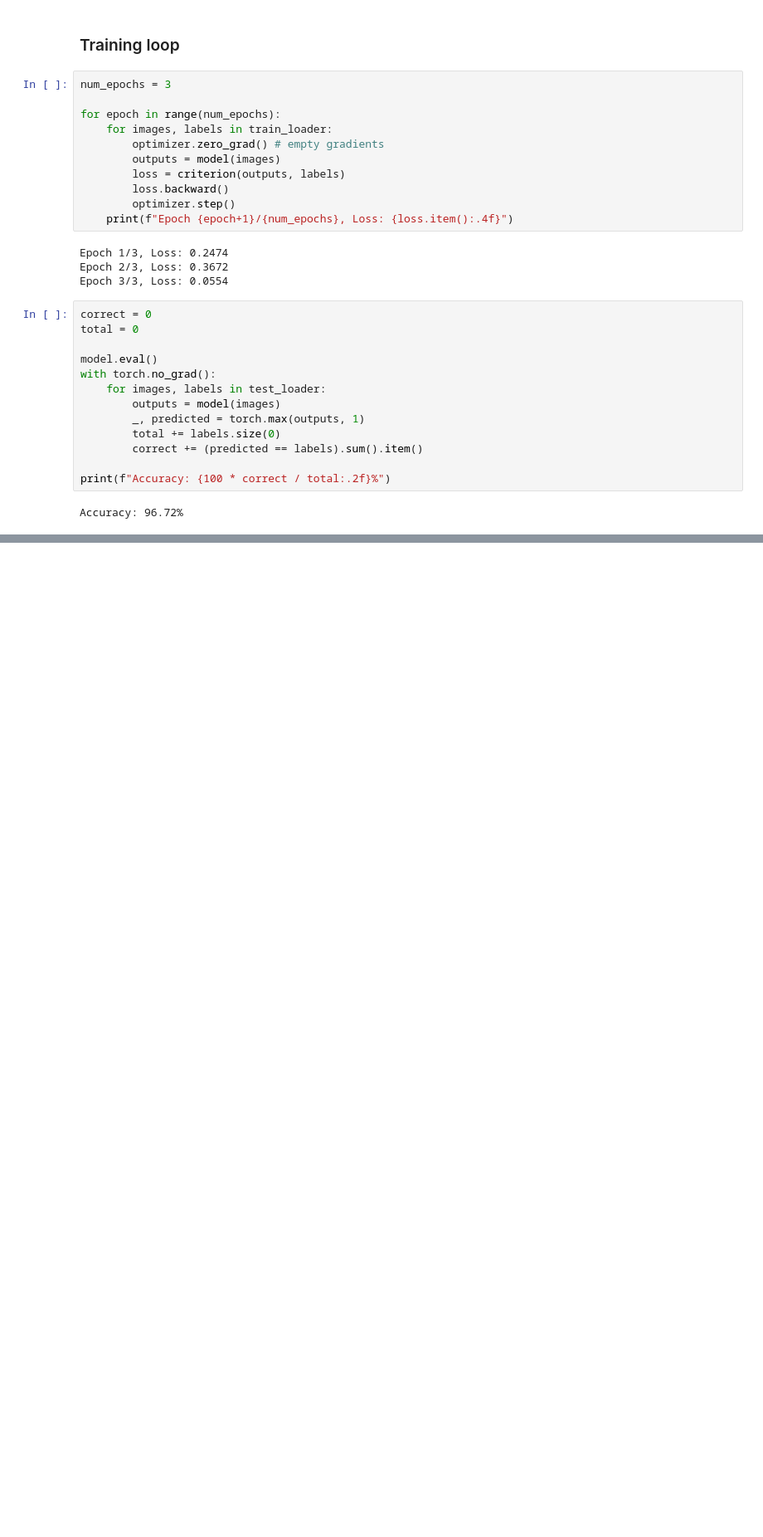
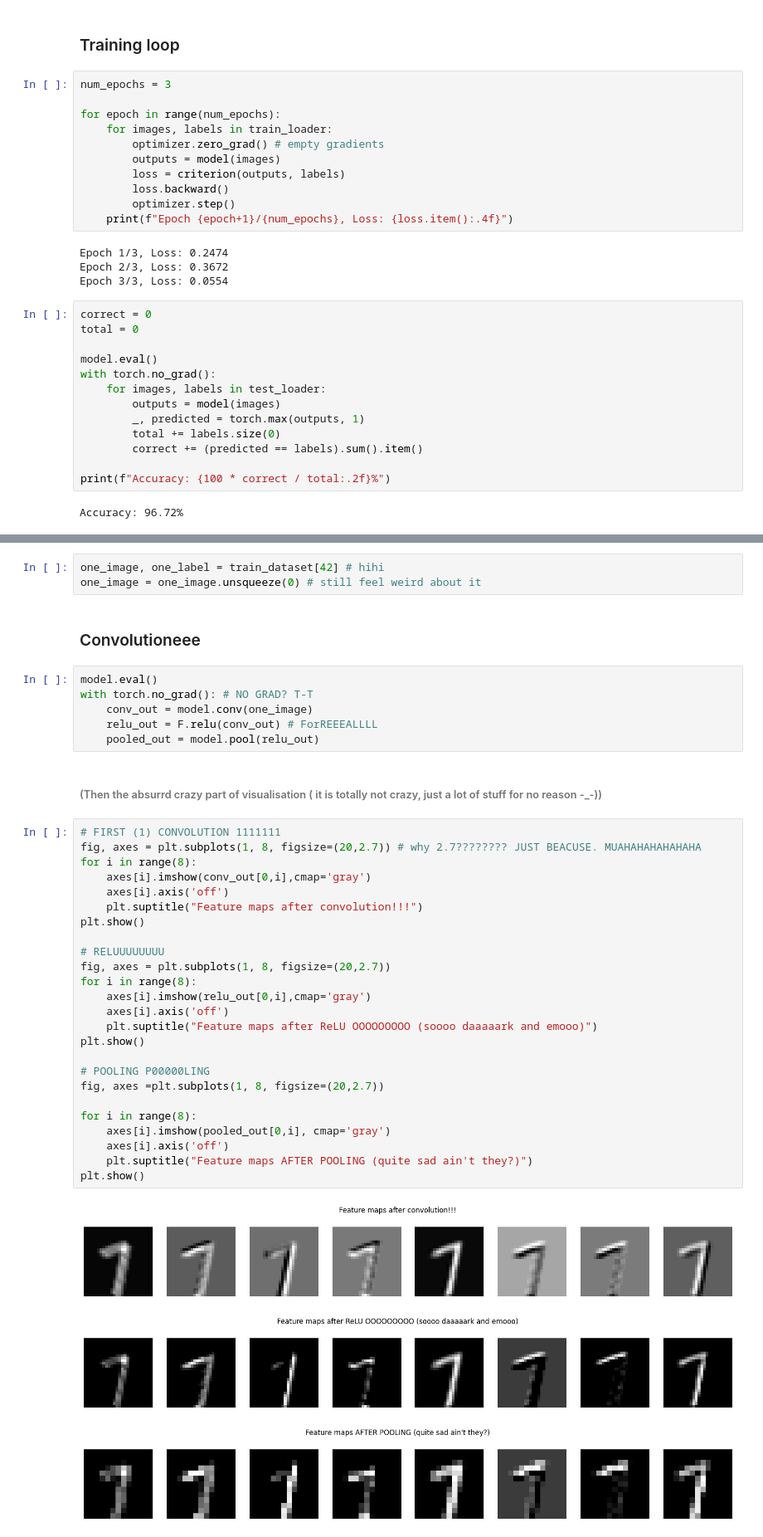
Before and after one commit to mbubula6/jupyter-study, a Jupyter notebook: notebooks/mnist_cnn_full.ipynb, the cells around one changed output, grey strips where cells are left out. Shown at 83% size. Drawn from its saved outputs; the diff is of its cells as text; blank space fills up the shorter version.

Commit message:
NVM whole beninging was WRONG. So I betterified visuals and made SOME CRAZY GOOD VISUALS too. Basically did what that notebook was for. (IM DONE.).

```diff
--- a/notebooks/mnist_cnn_full.ipynb
+++ b/notebooks/mnist_cnn_full.ipynb
@@ -149,0 +154,42 @@ Accuracy: 96.72%
+# %%
+one_image, one_label = train_dataset[42] # hihi
+one_image = one_image.unsqueeze(0) # still feel weird about it
+# %% [markdown]
+### Convolutioneee
+# %%
+model.eval()
+with torch.no_grad(): # NO GRAD? T-T
+    conv_out = model.conv(one_image)
+    relu_out = F.relu(conv_out) # ForREEEALLLL
+    pooled_out = model.pool(relu_out)
+# %% [markdown]
+###### (Then the absurrd crazy part of visualisation ( it is totally not crazy, just a lot of stuff for no reason -_-))
+# %%
+# FIRST (1) CONVOLUTION 1111111
+fig, axes = plt.subplots(1, 8, figsize=(20,2.7)) # why 2.7???????? JUST BEACUSE. MUAHAHAHAHAHAHA
+for i in range(8):
+    axes[i].imshow(conv_out[0,i],cmap='gray')
+    axes[i].axis('off')
+    plt.suptitle("Feature maps after convolution!!!")
+plt.show()
+
+# RELUUUUUUUU
+fig, axes = plt.subplots(1, 8, figsize=(20,2.7))
+for i in range(8):
+    axes[i].imshow(relu_out[0,i],cmap='gray')
+    axes[i].axis('off')
+    plt.suptitle("Feature maps after ReLU OOOOOOOOO (soooo daaaaark and emooo)")
+plt.show()
+
+# POOLING P00000LING
+fig, axes =plt.subplots(1, 8, figsize=(20,2.7))
+
+for i in range(8):
+    axes[i].imshow(pooled_out[0,i], cmap='gray')
+    axes[i].axis('off')
+    plt.suptitle("Feature maps AFTER POOLING (quite sad ain't they?)")
+plt.show()
+# %% [output]
+[figure, added]
+[figure, added]
+[figure, added]
```
Also changed, not shown: parts of 4 cells of this notebook.
